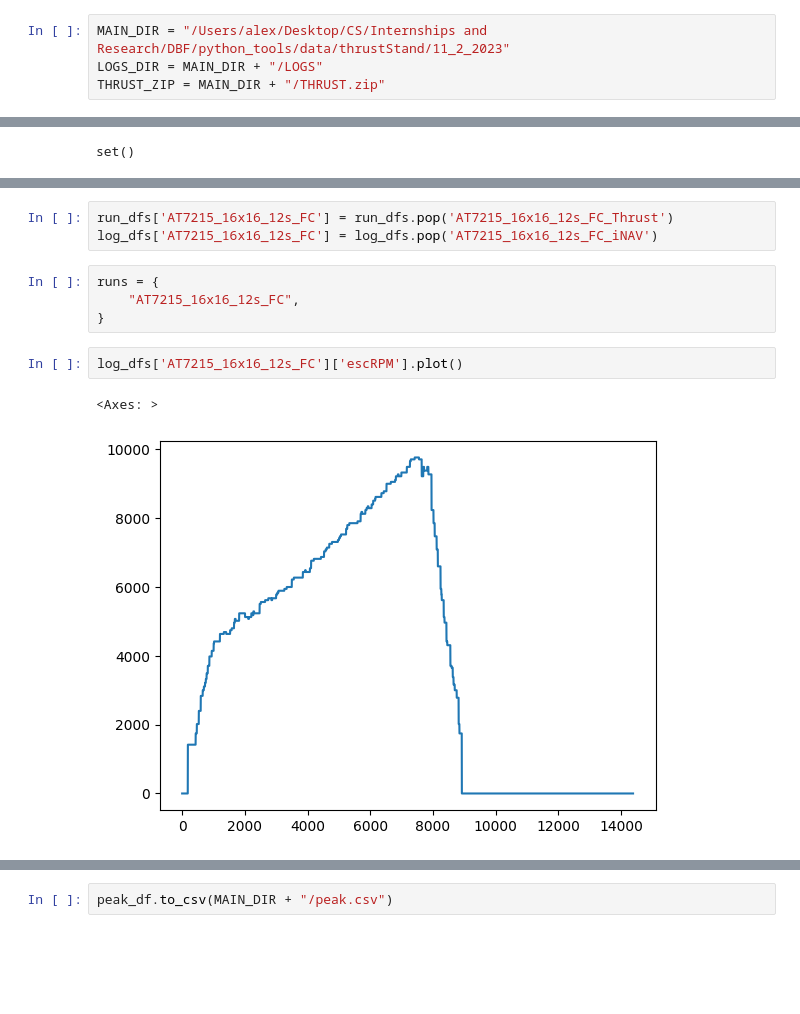
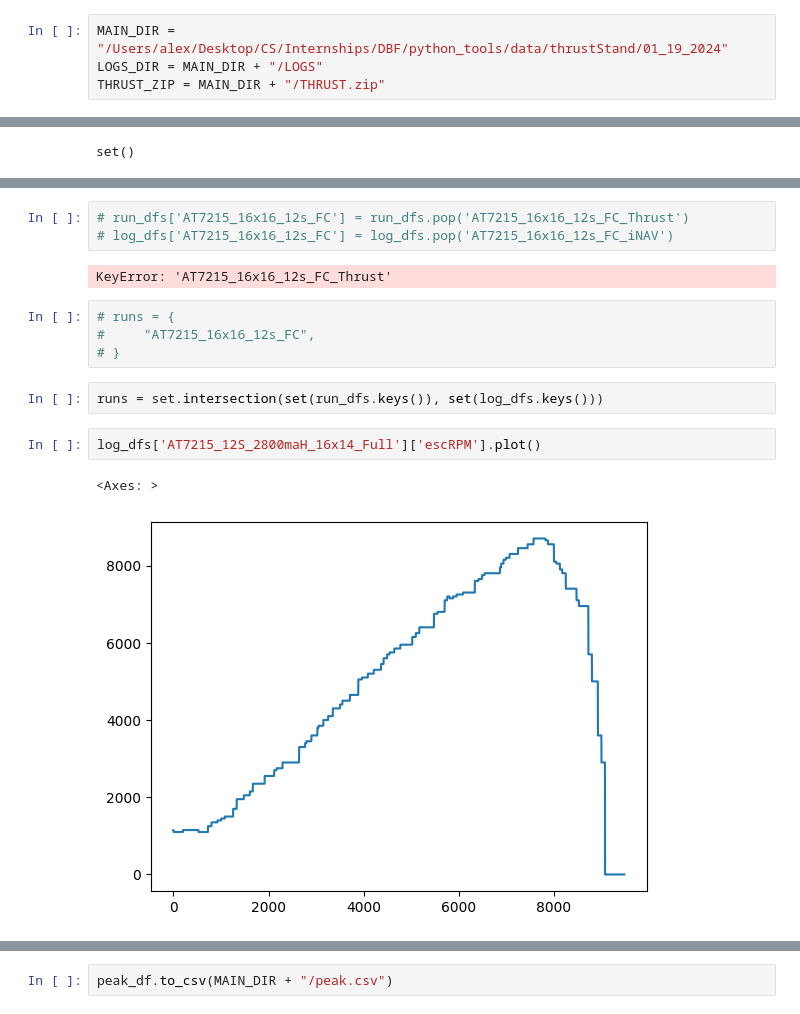
Before and after one commit to SanderGi/DesignBuildFly, a Jupyter notebook: python_tools/eda/thrustStand.ipynb, the cells around one changed output, grey strips where cells are left out. Saved outputs shown, nothing was run; the diff lists cells and outputs as text; blank space fills up the shorter version.

Commit message:
thrustand calc

```diff
--- a/python_tools/eda/thrustStand.ipynb
+++ b/python_tools/eda/thrustStand.ipynb
@@ -12,7 +11,7 @@ import os
 from io import StringIO
 import matplotlib.pyplot as plt
 # %%
-MAIN_DIR = "/Users/alex/Desktop/CS/Internships and Research/DBF/python_tools/data/thrustStand/11_2_2023"
+MAIN_DIR = "/Users/alex/Desktop/CS/Internships/DBF/python_tools/data/thrustStand/01_19_2024"
 LOGS_DIR = MAIN_DIR + "/LOGS"
 THRUST_ZIP = MAIN_DIR + "/THRUST.zip"
 # %%
@@ -139,14 +235,18 @@ set.intersection(set(run_dfs.keys()), set(log_dfs.keys()))
 # %%
-run_dfs['AT7215_16x16_12s_FC'] = run_dfs.pop('AT7215_16x16_12s_FC_Thrust')
-log_dfs['AT7215_16x16_12s_FC'] = log_dfs.pop('AT7215_16x16_12s_FC_iNAV')
+# run_dfs['AT7215_16x16_12s_FC'] = run_dfs.pop('AT7215_16x16_12s_FC_Thrust')
+# log_dfs['AT7215_16x16_12s_FC'] = log_dfs.pop('AT7215_16x16_12s_FC_iNAV')
+# %% [output]
+KeyError: 'AT7215_16x16_12s_FC_Thrust'
-# %%
-runs = {
-    "AT7215_16x16_12s_FC",
-}
+# %%
+# runs = {
+#     "AT7215_16x16_12s_FC",
+# }
+# %%
+runs = set.intersection(set(run_dfs.keys()), set(log_dfs.keys()))
 # %%
-log_dfs['AT7215_16x16_12s_FC']['escRPM'].plot()
+log_dfs['AT7215_12S_2800maH_16x14_Full']['escRPM'].plot()
 # %% [output]
 <Axes: >
-[figure, old version]
+[figure, new version]
 # %%
 merged_dfs: dict[str, pd.DataFrame] = dict()
```
Also changed, not shown: parts of 13 cells of this notebook.
